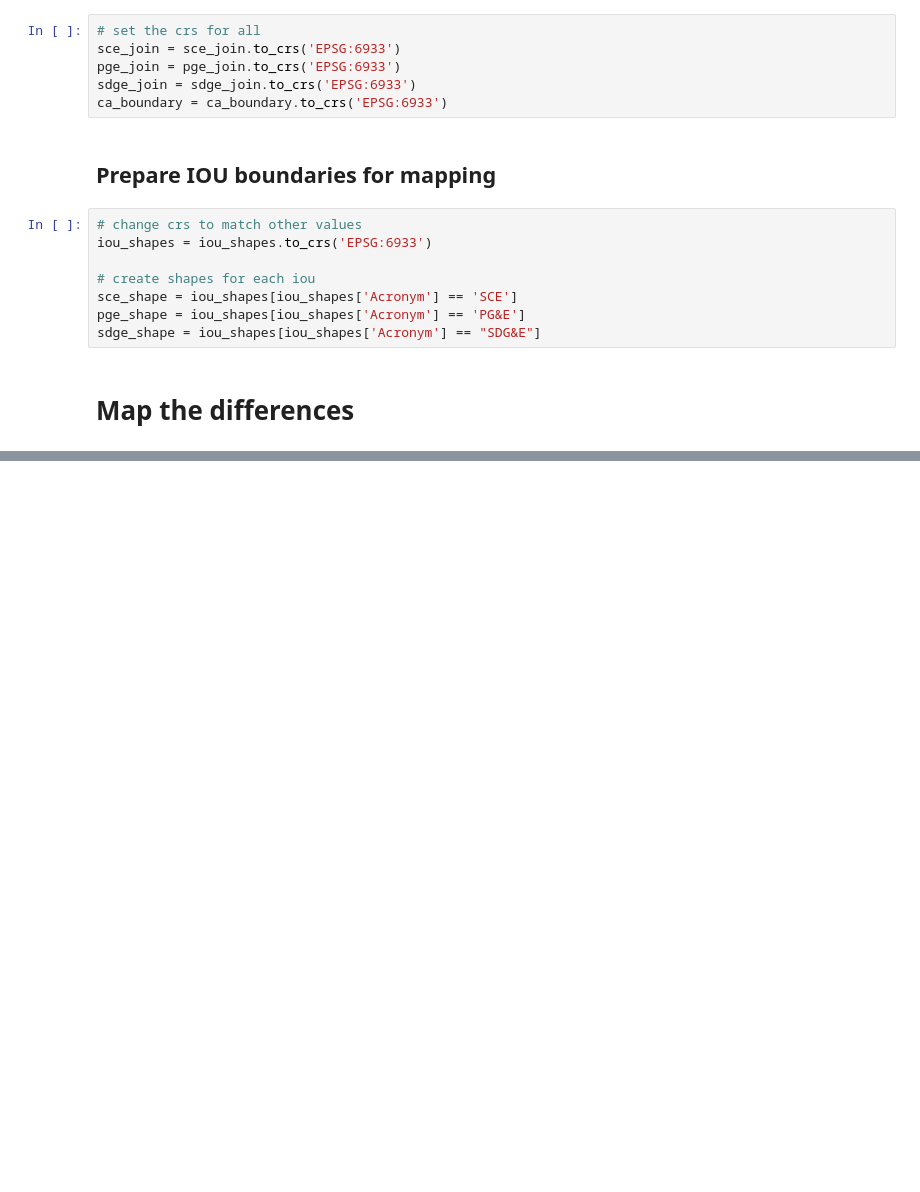
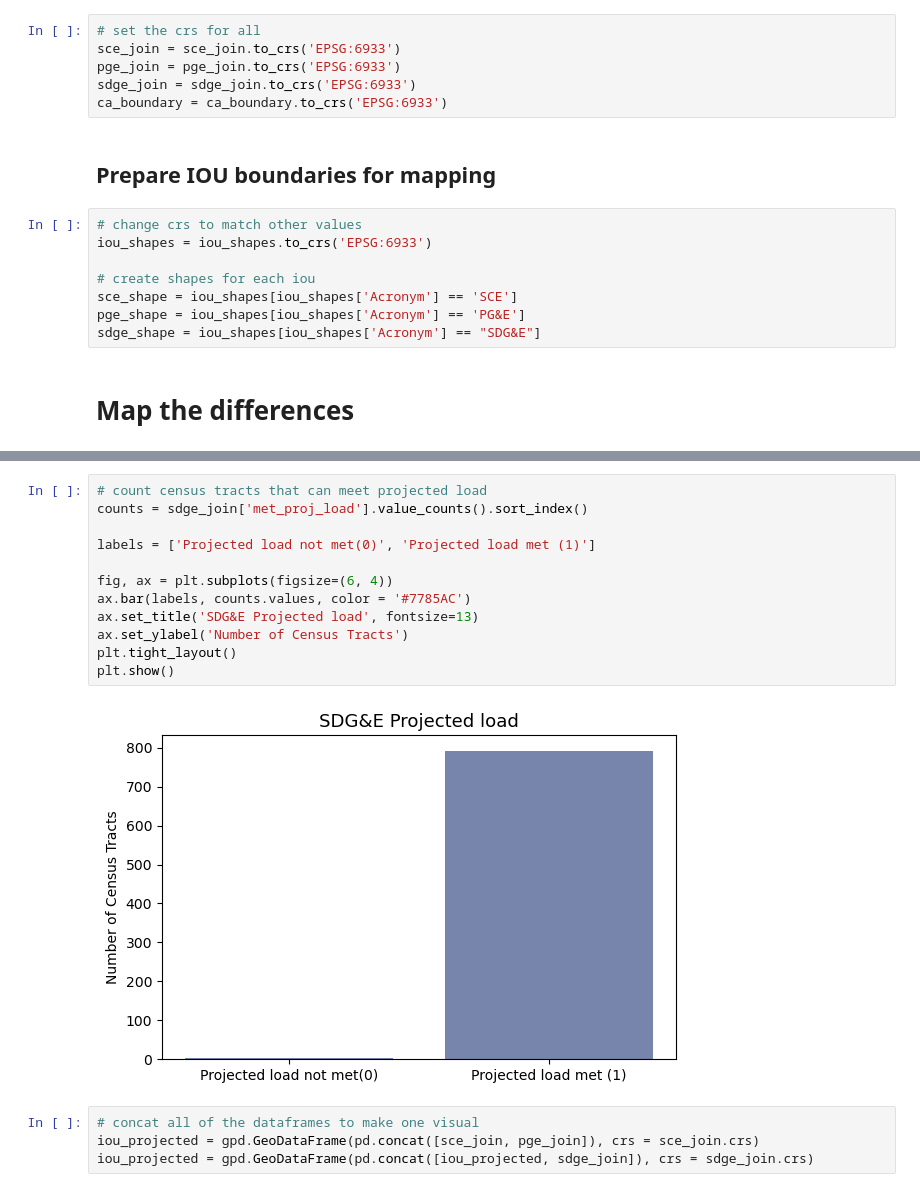
Before and after one commit to ElectriGrid/projected-load-analysis, a Jupyter notebook: headroom_vs_projected.ipynb, the cells around one changed output, grey strips where cells are left out. Saved outputs shown, nothing was run; the diff lists cells and outputs as text; blank space fills up the shorter version.

```diff
--- a/headroom_vs_projected.ipynb
+++ b/headroom_vs_projected.ipynb
@@ -328,0 +304,18 @@ cbar.set_label('Difference in load to projected load')
+# %%
+# count census tracts that can meet projected load
+counts = sdge_join['met_proj_load'].value_counts().sort_index()
+
+labels = ['Projected load not met(0)', 'Projected load met (1)']
+
+fig, ax = plt.subplots(figsize=(6, 4))
+ax.bar(labels, counts.values, color = '#7785AC')
+ax.set_title('SDG&E Projected load', fontsize=13)
+ax.set_ylabel('Number of Census Tracts')
+plt.tight_layout()
+plt.show()
+# %% [output]
+[figure, added]
+# %%
+# concat all of the dataframes to make one visual
+iou_projected = gpd.GeoDataFrame(pd.concat([sce_join, pge_join]), crs = sce_join.crs)
+iou_projected = gpd.GeoDataFrame(pd.concat([iou_projected, sdge_join]), crs = sdge_join.crs)
```
Also changed, not shown: parts of 14 cells of this notebook.
